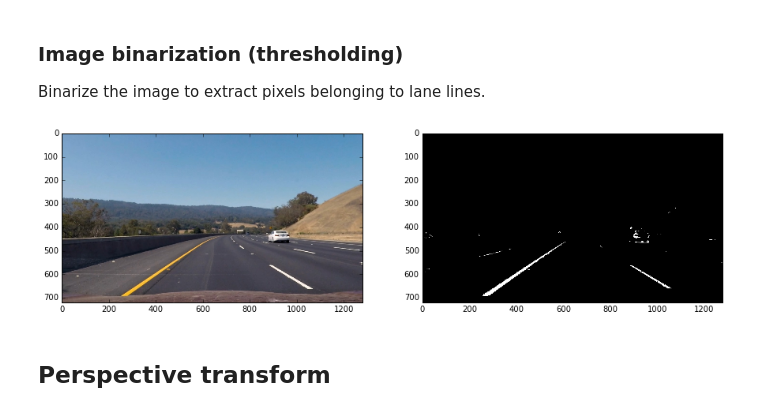
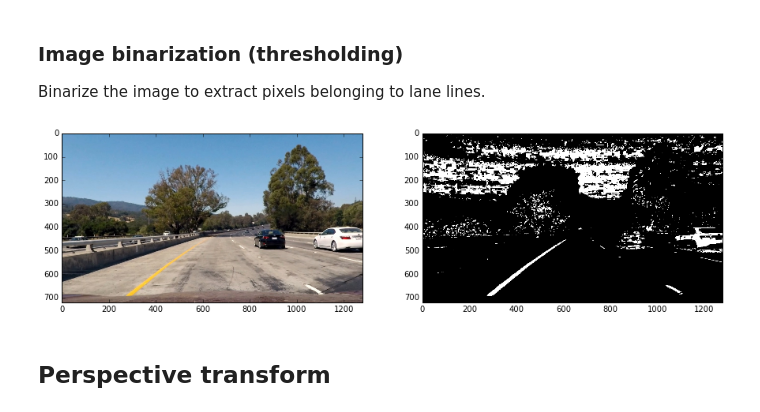
Before and after one commit to Goldob/CarND-Advanced-Lane-Lines, a Jupyter notebook: solution.ipynb, the cells around one changed output. Cells and saved outputs as stored; diff of their text form; code cells hidden in the pictures.

```diff
--- a/solution.ipynb
+++ b/solution.ipynb
@@ -64,20 +67,20 @@ Binarize the image to extract pixels belonging to lane lines.
 # %%
 def binarize(img):
     hls = cv2.cvtColor(img, cv2.COLOR_RGB2HLS)
     stn = hls[:, :, 2]
 
     stn_mask = np.zeros_like(stn)
     stn_mask[stn >= 128] = 1
 
-    return stn_mask
+    return np.uint8(stn_mask * 255)
 
-image = cv2.imread('test_images/test3.jpg')
+image = cv2.imread('test_images/test1.jpg')
 image = cv2.cvtColor(image, cv2.COLOR_BGR2RGB)
 undistorted = cv2.undistort(image, cmtx, dist)
 
 side_by_side(undistorted, binarize(undistorted))
 # %% [output]
-[figure, old version]
+[figure, new version]
 # %% [markdown]
 ## Perspective transform
 # %%
```
Also changed, not shown: parts of 10 cells of this notebook.
